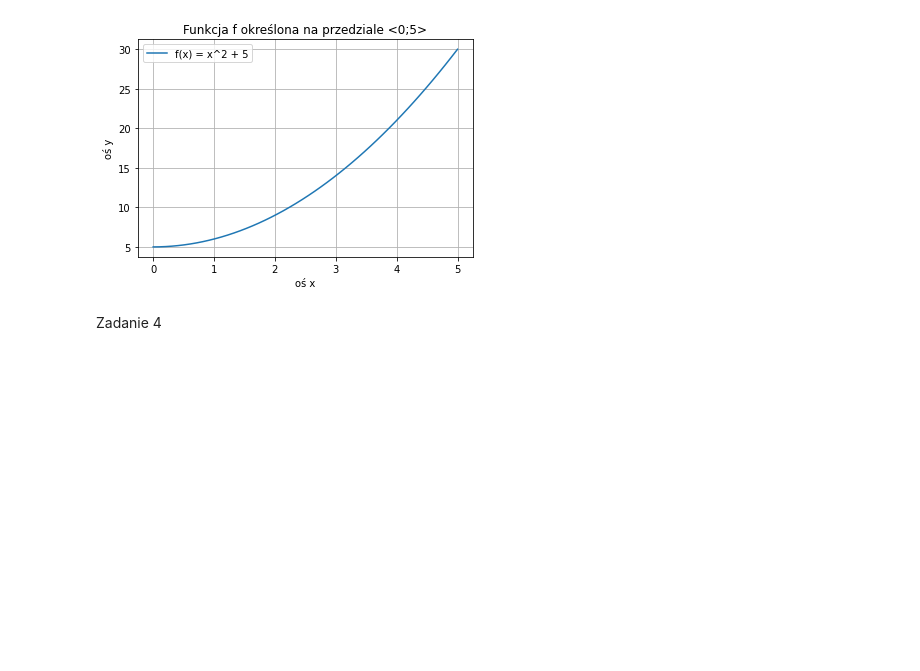
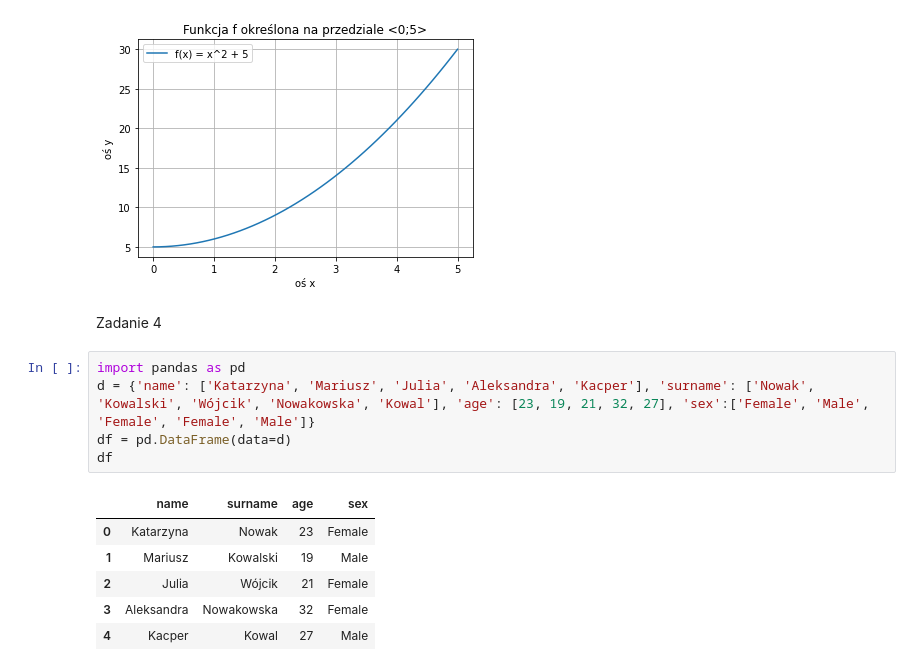
Before and after one commit to Aleksandra-Stachniak/AiBD_Aleksandra_Stachniak, a Jupyter notebook: lab1.ipynb, the cells around one changed output. Cells and saved outputs as stored; diff of their text form; blank space fills up the shorter version.

```diff
--- a/lab1.ipynb
+++ b/lab1.ipynb
@@ -56,3 +56,15 @@ plt.show()
 [figure]
 # %% [markdown]
 Zadanie 4
+# %%
+import pandas as pd
+d = {'name': ['Katarzyna', 'Mariusz', 'Julia', 'Aleksandra', 'Kacper'], 'surname': ['Nowak', 'Kowalski', 'Wójcik', 'Nowakowska', 'Kowal'], 'age': [23, 19, 21, 32, 27], 'sex':['Female', 'Male', 'Female', 'Female', 'Male']}
+df = pd.DataFrame(data=d)
+df
+# %% [output]
+|  | name | surname | age | sex |
+| 0 | Katarzyna | Nowak | 23 | Female |
+| 1 | Mariusz | Kowalski | 19 | Male |
+| 2 | Julia | Wójcik | 21 | Female |
+| 3 | Aleksandra | Nowakowska | 32 | Female |
+| 4 | Kacper | Kowal | 27 | Male |
```
